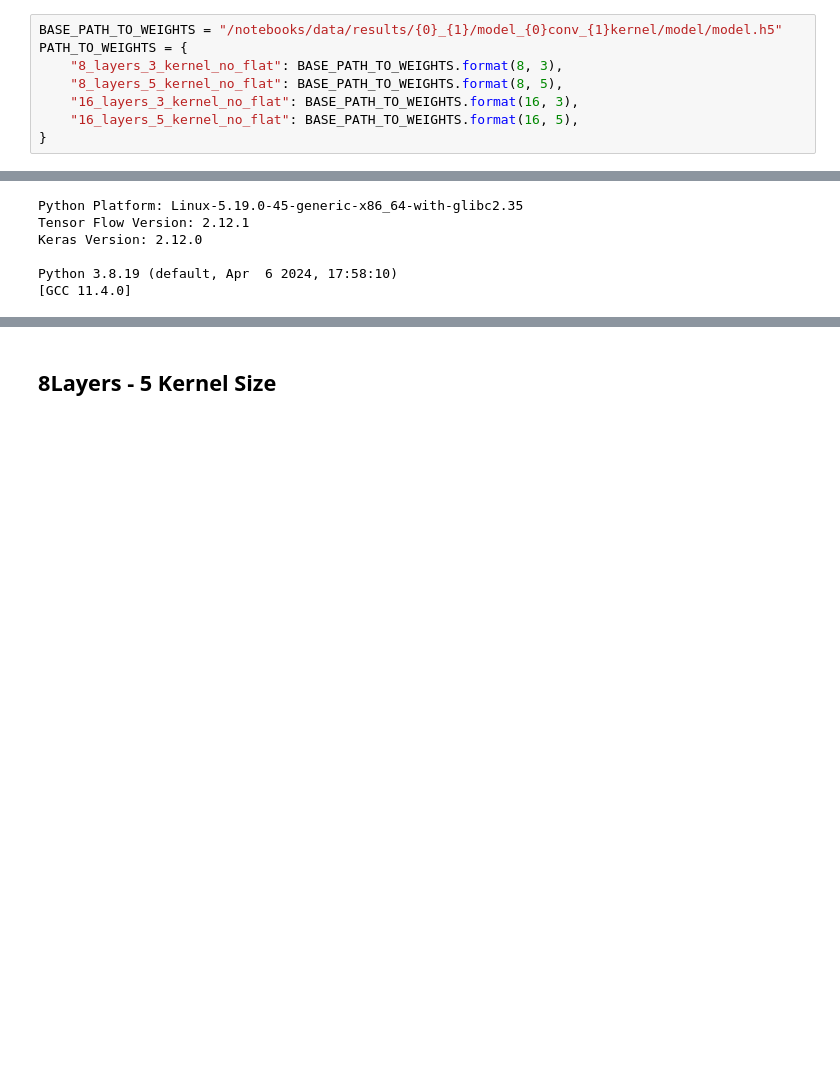
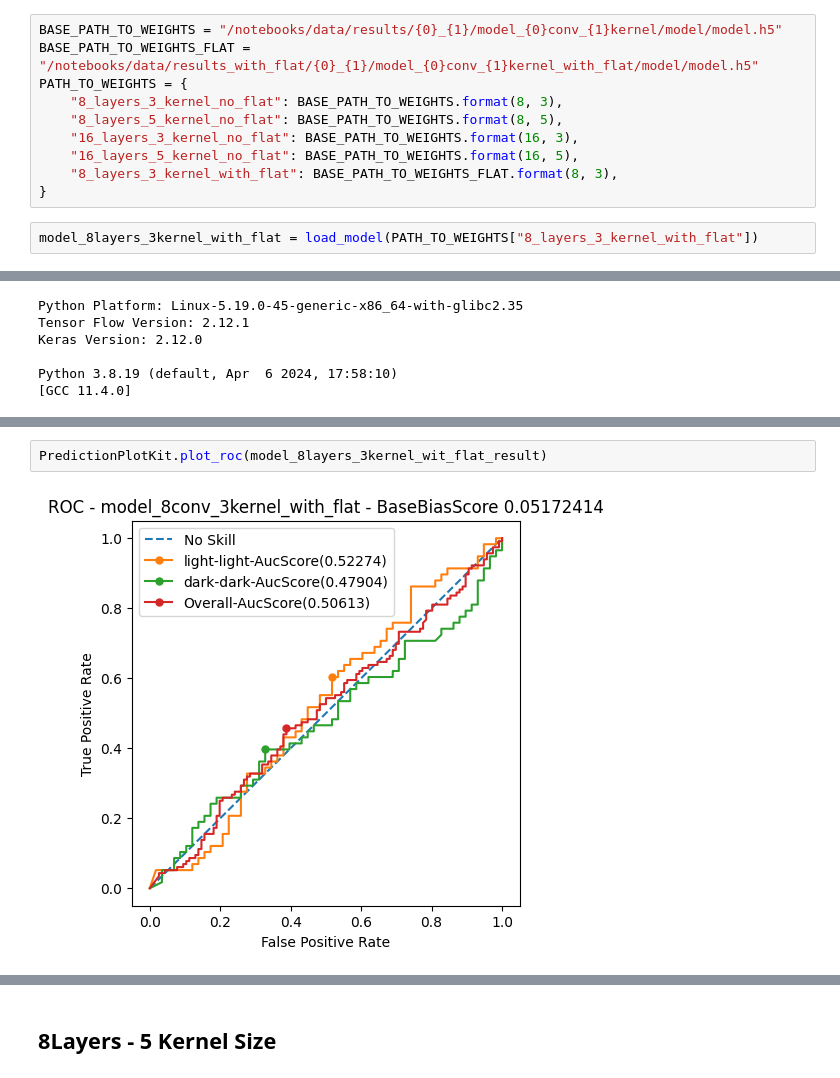
Before and after one commit to GhaidaAlAtoum/CS8321_FinalLab, a Jupyter notebook: code/compiling_results/Compilingresults.ipynb, the cells around one changed output, grey strips where cells are left out. Cells and saved outputs as stored; diff of their text form; blank space fills up the shorter version.

```diff
--- a/code/compiling_results/Compilingresults.ipynb
+++ b/code/compiling_results/Compilingresults.ipynb
@@ -30,9 +30,13 @@ for gpu in gpus:
 # Load Models
 # %%
 BASE_PATH_TO_WEIGHTS = "/notebooks/data/results/{0}_{1}/model_{0}conv_{1}kernel/model/model.h5"
+BASE_PATH_TO_WEIGHTS_FLAT = "/notebooks/data/results_with_flat/{0}_{1}/model_{0}conv_{1}kernel_with_flat/model/model.h5"
 PATH_TO_WEIGHTS = {
     "8_layers_3_kernel_no_flat": BASE_PATH_TO_WEIGHTS.format(8, 3),
     "8_layers_5_kernel_no_flat": BASE_PATH_TO_WEIGHTS.format(8, 5),
     "16_layers_3_kernel_no_flat": BASE_PATH_TO_WEIGHTS.format(16, 3),
     "16_layers_5_kernel_no_flat": BASE_PATH_TO_WEIGHTS.format(16, 5),
+    "8_layers_3_kernel_with_flat": BASE_PATH_TO_WEIGHTS_FLAT.format(8, 3),
 }
+# %%
+model_8layers_3kernel_with_flat = load_model(PATH_TO_WEIGHTS["8_layers_3_kernel_with_flat"])
@@ -172,0 +174,4 @@ model_8layers_3kernel_result = PredictionToolKit.predict(
+# %%
+PredictionPlotKit.plot_roc(model_8layers_3kernel_wit_flat_result)
+# %% [output]
+[figure, added]
```
Also changed, not shown: parts of 10 cells of this notebook, 6 other files.
